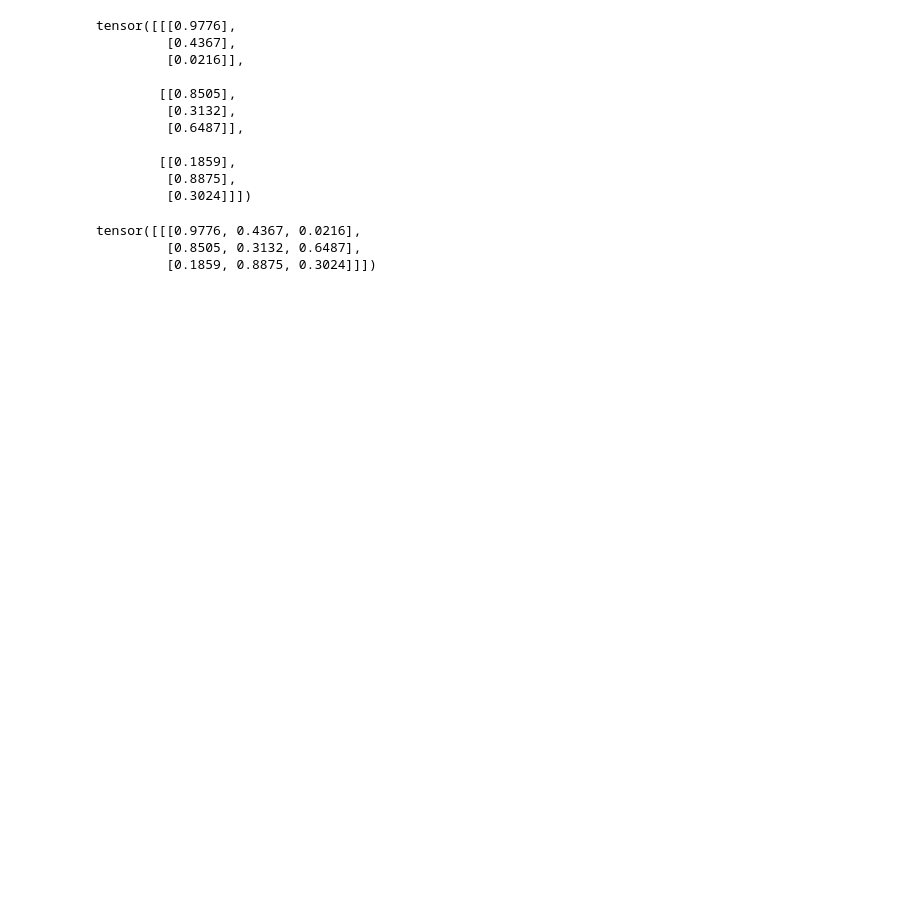
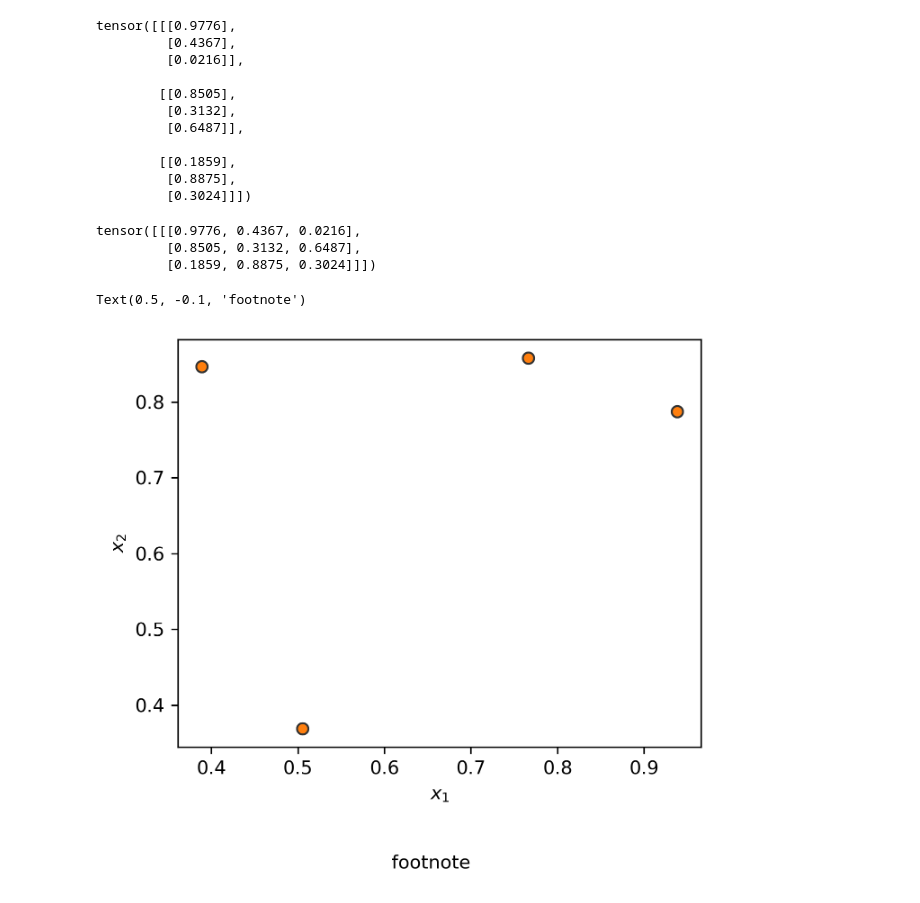
Before and after one commit to twoehrer/robust_nODE, a Jupyter notebook: temp.ipynb, the cells around one changed output. Saved outputs shown, nothing was run; the diff lists cells and outputs as text; code cells hidden in the pictures; blank space fills up the shorter version.

```diff
--- a/temp.ipynb
+++ b/temp.ipynb
@@ -66,3 +68,19 @@ tensor([[[0.9776],
 tensor([[[0.9776, 0.4367, 0.0216],
          [0.8505, 0.3132, 0.6487],
          [0.1859, 0.8875, 0.3024]]])
+# %%
+import matplotlib.pyplot as plt
+
+data_0 = torch.rand(4,2)
+data_1 = data_0
+
+fig = plt.figure(figsize=(5,4), dpi=300)
+plt.scatter(data_0[:,0], data_0[:,1], edgecolor="#333", label="Class 0")
+plt.scatter(data_1[:,0], data_1[:,1], edgecolor="#333", label="Class 1")
+
+plt.ylabel(r"$x_2$")
+plt.xlabel(r"$x_1$")
+plt.figtext(0.5, -0.1, 'footnote', ha="center", fontsize=10)
+# %% [output]
+Text(0.5, -0.1, 'footnote')
+[figure, added]
```
Also changed, not shown: parts of 1 cell of this notebook, 5 other files.
